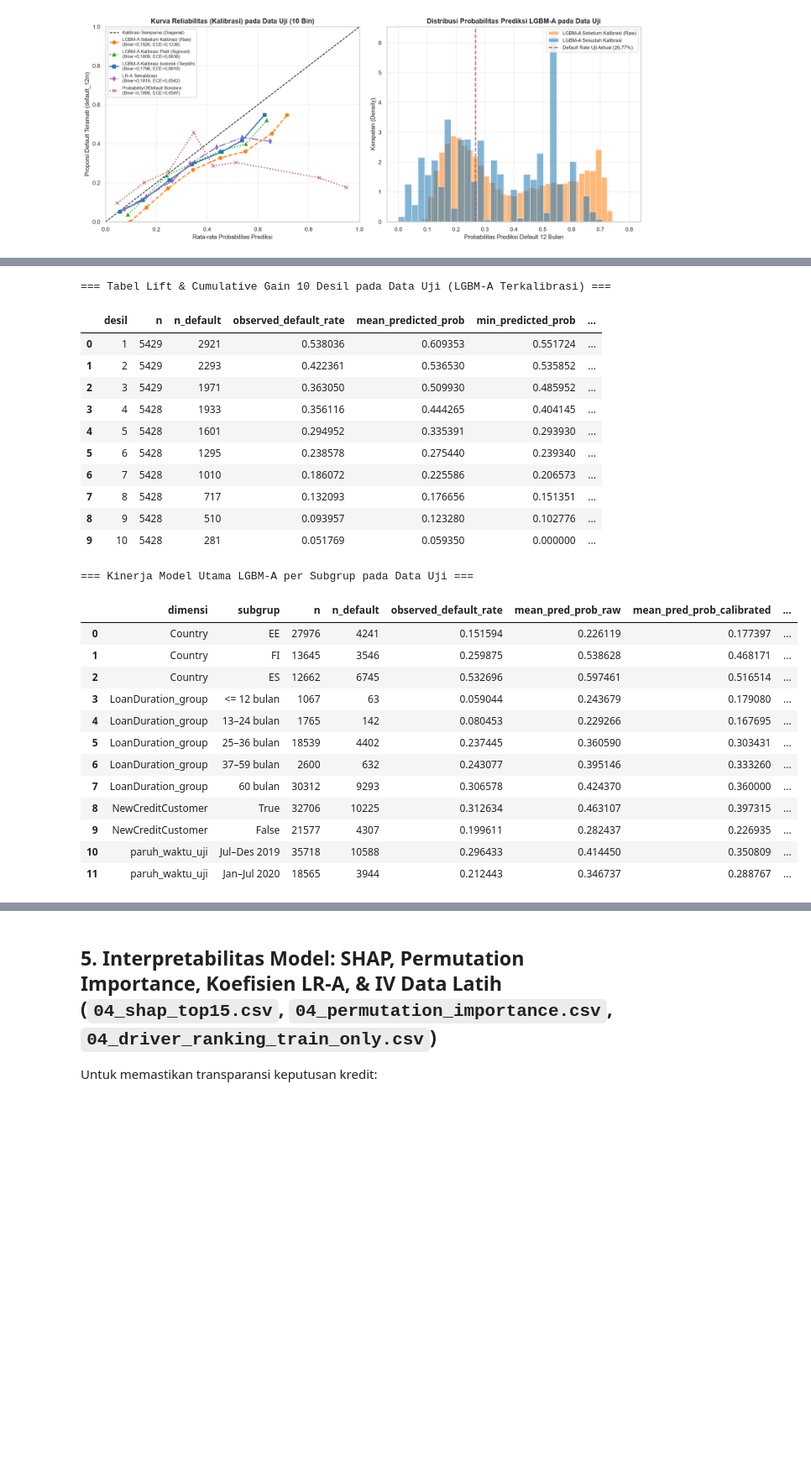
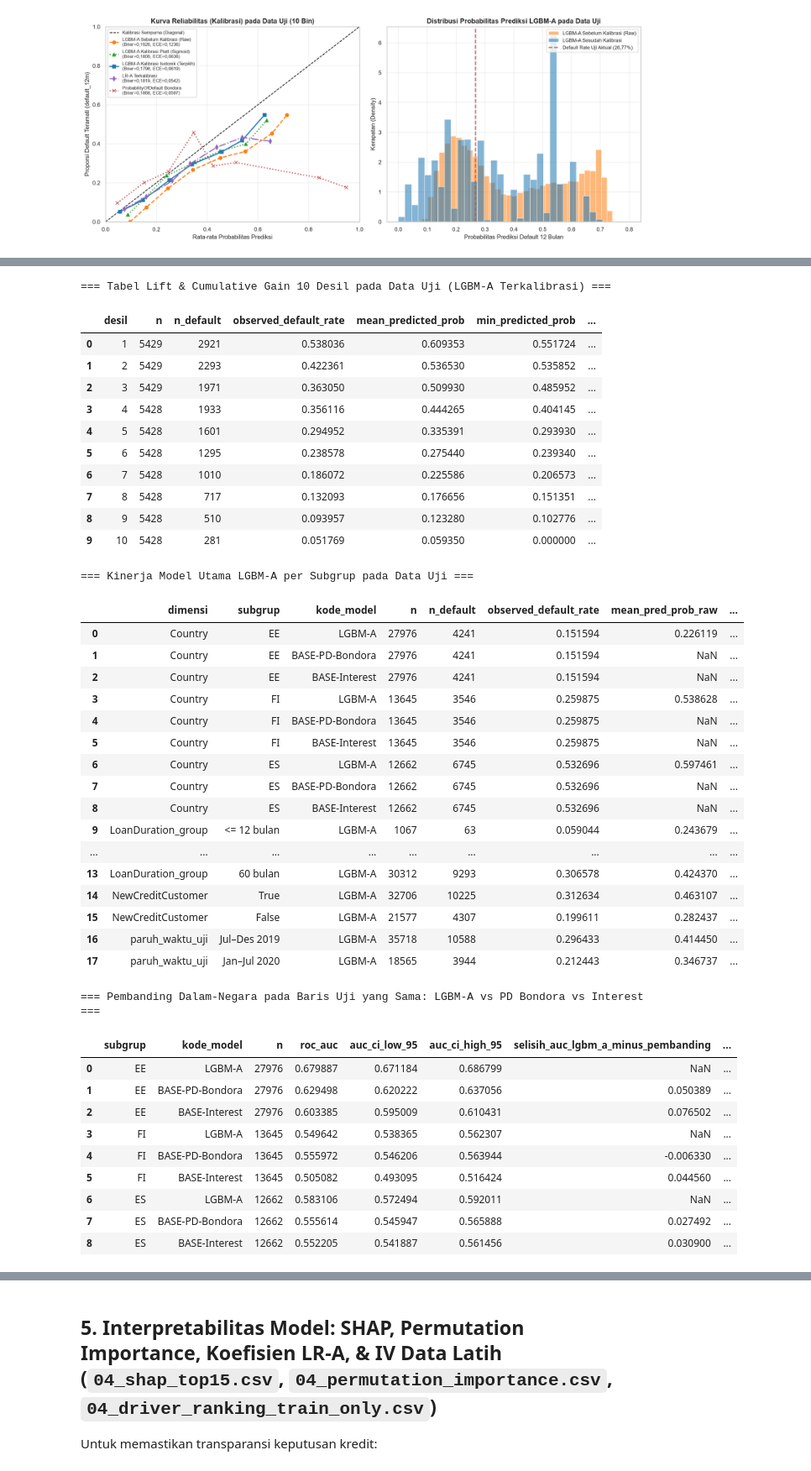
Before and after one commit to B4tra/bondora-analytics, a Jupyter notebook: notebooks/04_predictive_classification.ipynb, the cells around one changed output, grey strips where cells are left out. Shown at 84% size. Saved outputs shown, nothing was run; the diff lists cells and outputs as text; code cells hidden in the pictures; blank space fills up the shorter version.

Commit message:
fix: add within-country baselines, level-bias table, NaN-signal check, clarify text

```diff
--- a/notebooks/04_predictive_classification.ipynb
+++ b/notebooks/04_predictive_classification.ipynb
@@ -208,39 +213,69 @@ Tabel *lift* membagi `54.283` pinjaman uji menjadi 10 desil dari risiko prediksi
 # %%
 lift_cls_df = pd.read_csv(config.TABLES_DIR / "04_lift_by_decile.csv")
 subgrp_df = pd.read_csv(config.TABLES_DIR / "04_subgroup_performance.csv")
 
 print("=== Tabel Lift & Cumulative Gain 10 Desil pada Data Uji (LGBM-A Terkalibrasi) ===")
 display(lift_cls_df)
 
 print("\n=== Kinerja Model Utama LGBM-A per Subgrup pada Data Uji ===")
 display(subgrp_df)
 
+print("\n=== Pembanding Dalam-Negara pada Baris Uji yang Sama: LGBM-A vs PD Bondora vs Interest ===")
+cmp_cols = ["subgrup", "kode_model", "n", "roc_auc", "auc_ci_low_95", "auc_ci_high_95",
+            "selisih_auc_lgbm_a_minus_pembanding", "selisih_auc_ci_low_95", "selisih_auc_ci_high_95"]
+display(subgrp_df.loc[subgrp_df["dimensi"] == "Country", cmp_cols].reset_index(drop=True))
+
+# Verifikasi: selisih titik = AUC LGBM-A - AUC pembanding, dan CI memuat selisih titik
+for c in ["EE", "FI", "ES"]:
+    blk = subgrp_df.loc[(subgrp_df["dimensi"] == "Country") & (subgrp_df["subgrup"] == c)].set_index("kode_model")
+    for code in ["BASE-PD-Bondora", "BASE-Interest"]:
+        d = blk.loc[code]
+        assert abs(d["selisih_auc_lgbm_a_minus_pembanding"] - (blk.loc["LGBM-A", "roc_auc"] - d["roc_auc"])) < 2e-6
+        sig = "ya" if (d["selisih_auc_ci_low_95"] > 0 or d["selisih_auc_ci_high_95"] < 0) else "TIDAK (CI mencakup 0)"
+        print(f"{c} LGBM-A vs {code:16s}: selisih {d['selisih_auc_lgbm_a_minus_pembanding']:+.4f} "
+              f"[{d['selisih_auc_ci_low_95']:+.4f}, {d['selisih_auc_ci_high_95']:+.4f}] -> berbeda nyata: {sig}")
+
 display(Image(filename=str(config.FIGURES_DIR / "04_lift_by_decile.png")))
 display(Image(filename=str(config.FIGURES_DIR / "04_subgroup_performance.png")))
 # %% [output]
 === Tabel Lift & Cumulative Gain 10 Desil pada Data Uji (LGBM-A Terkalibrasi) ===
 |  | desil | n | n_default | observed_default_rate | mean_predicted_prob | min_predicted_prob | ... |
 | 0 | 1 | 5429 | 2921 | 0.538036 | 0.609353 | 0.551724 | ... |
 | 1 | 2 | 5429 | 2293 | 0.422361 | 0.536530 | 0.535852 | ... |
 | 2 | 3 | 5429 | 1971 | 0.363050 | 0.509930 | 0.485952 | ... |
 | 3 | 4 | 5428 | 1933 | 0.356116 | 0.444265 | 0.404145 | ... |
 | 4 | 5 | 5428 | 1601 | 0.294952 | 0.335391 | 0.293930 | ... |
 | 5 | 6 | 5428 | 1295 | 0.238578 | 0.275440 | 0.239340 | ... |
 | 6 | 7 | 5428 | 1010 | 0.186072 | 0.225586 | 0.206573 | ... |
 | 7 | 8 | 5428 | 717 | 0.132093 | 0.176656 | 0.151351 | ... |
 | 8 | 9 | 5428 | 510 | 0.093957 | 0.123280 | 0.102776 | ... |
 | 9 | 10 | 5428 | 281 | 0.051769 | 0.059350 | 0.000000 | ... |
 === Kinerja Model Utama LGBM-A per Subgrup pada Data Uji ===
-|  | dimensi | subgrup | n | n_default | observed_default_rate | mean_pred_prob_raw | mean_pred_prob_calibrated | ... |
-| 0 | Country | EE | 27976 | 4241 | 0.151594 | 0.226119 | 0.177397 | ... |
-| 1 | Country | FI | 13645 | 3546 | 0.259875 | 0.538628 | 0.468171 | ... |
-| 2 | Country | ES | 12662 | 6745 | 0.532696 | 0.597461 | 0.516514 | ... |
-| 3 | LoanDuration_group | <= 12 bulan | 1067 | 63 | 0.059044 | 0.243679 | 0.179080 | ... |
-| 4 | LoanDuration_group | 13–24 bulan | 1765 | 142 | 0.080453 | 0.229266 | 0.167695 | ... |
-| 5 | LoanDuration_group | 25–36 bulan | 18539 | 4402 | 0.237445 | 0.360590 | 0.303431 | ... |
-| 6 | LoanDuration_group | 37–59 bulan | 2600 | 632 | 0.243077 | 0.395146 | 0.333260 | ... |
-| 7 | LoanDuration_group | 60 bulan | 30312 | 9293 | 0.306578 | 0.424370 | 0.360000 | ... |
-| 8 | NewCreditCustomer | True | 32706 | 10225 | 0.312634 | 0.463107 | 0.397315 | ... |
-| 9 | NewCreditCustomer | False | 21577 | 4307 | 0.199611 | 0.282437 | 0.226935 | ... |
-| 10 | paruh_waktu_uji | Jul–Des 2019 | 35718 | 10588 | 0.296433 | 0.414450 | 0.350809 | ... |
-| 11 | paruh_waktu_uji | Jan–Jul 2020 | 18565 | 3944 | 0.212443 | 0.346737 | 0.288767 | ... |
+|  | dimensi | subgrup | kode_model | n | n_default | observed_default_rate | mean_pred_prob_raw | ... |
+| 0 | Country | EE | LGBM-A | 27976 | 4241 | 0.151594 | 0.226119 | ... |
+| 1 | Country | EE | BASE-PD-Bondora | 27976 | 4241 | 0.151594 | NaN | ... |
+| 2 | Country | EE | BASE-Interest | 27976 | 4241 | 0.151594 | NaN | ... |
+| 3 | Country | FI | LGBM-A | 13645 | 3546 | 0.259875 | 0.538628 | ... |
+| 4 | Country | FI | BASE-PD-Bondora | 13645 | 3546 | 0.259875 | NaN | ... |
+| 5 | Country | FI | BASE-Interest | 13645 | 3546 | 0.259875 | NaN | ... |
+| 6 | Country | ES | LGBM-A | 12662 | 6745 | 0.532696 | 0.597461 | ... |
+| 7 | Country | ES | BASE-PD-Bondora | 12662 | 6745 | 0.532696 | NaN | ... |
+| 8 | Country | ES | BASE-Interest | 12662 | 6745 | 0.532696 | NaN | ... |
+| 9 | LoanDuration_group | <= 12 bulan | LGBM-A | 1067 | 63 | 0.059044 | 0.243679 | ... |
+| ... | ... | ... | ... | ... | ... | ... | ... | ... |
+| 13 | LoanDuration_group | 60 bulan | LGBM-A | 30312 | 9293 | 0.306578 | 0.424370 | ... |
+| 14 | NewCreditCustomer | True | LGBM-A | 32706 | 10225 | 0.312634 | 0.463107 | ... |
+| 15 | NewCreditCustomer | False | LGBM-A | 21577 | 4307 | 0.199611 | 0.282437 | ... |
+| 16 | paruh_waktu_uji | Jul–Des 2019 | LGBM-A | 35718 | 10588 | 0.296433 | 0.414450 | ... |
+| 17 | paruh_waktu_uji | Jan–Jul 2020 | LGBM-A | 18565 | 3944 | 0.212443 | 0.346737 | ... |
+=== Pembanding Dalam-Negara pada Baris Uji yang Sama: LGBM-A vs PD Bondora vs Interest ===
+|  | subgrup | kode_model | n | roc_auc | auc_ci_low_95 | auc_ci_high_95 | selisih_auc_lgbm_a_minus_pembanding | ... |
+| 0 | EE | LGBM-A | 27976 | 0.679887 | 0.671184 | 0.686799 | NaN | ... |
+| 1 | EE | BASE-PD-Bondora | 27976 | 0.629498 | 0.620222 | 0.637056 | 0.050389 | ... |
+| 2 | EE | BASE-Interest | 27976 | 0.603385 | 0.595009 | 0.610431 | 0.076502 | ... |
+| 3 | FI | LGBM-A | 13645 | 0.549642 | 0.538365 | 0.562307 | NaN | ... |
+| 4 | FI | BASE-PD-Bondora | 13645 | 0.555972 | 0.546206 | 0.563944 | -0.006330 | ... |
+| 5 | FI | BASE-Interest | 13645 | 0.505082 | 0.493095 | 0.516424 | 0.044560 | ... |
+| 6 | ES | LGBM-A | 12662 | 0.583106 | 0.572494 | 0.592011 | NaN | ... |
+| 7 | ES | BASE-PD-Bondora | 12662 | 0.555614 | 0.545947 | 0.565888 | 0.027492 | ... |
+| 8 | ES | BASE-Interest | 12662 | 0.552205 | 0.541887 | 0.561456 | 0.030900 | ... |
```
Also changed, not shown: parts of 8 cells of this notebook, 11 other files.
